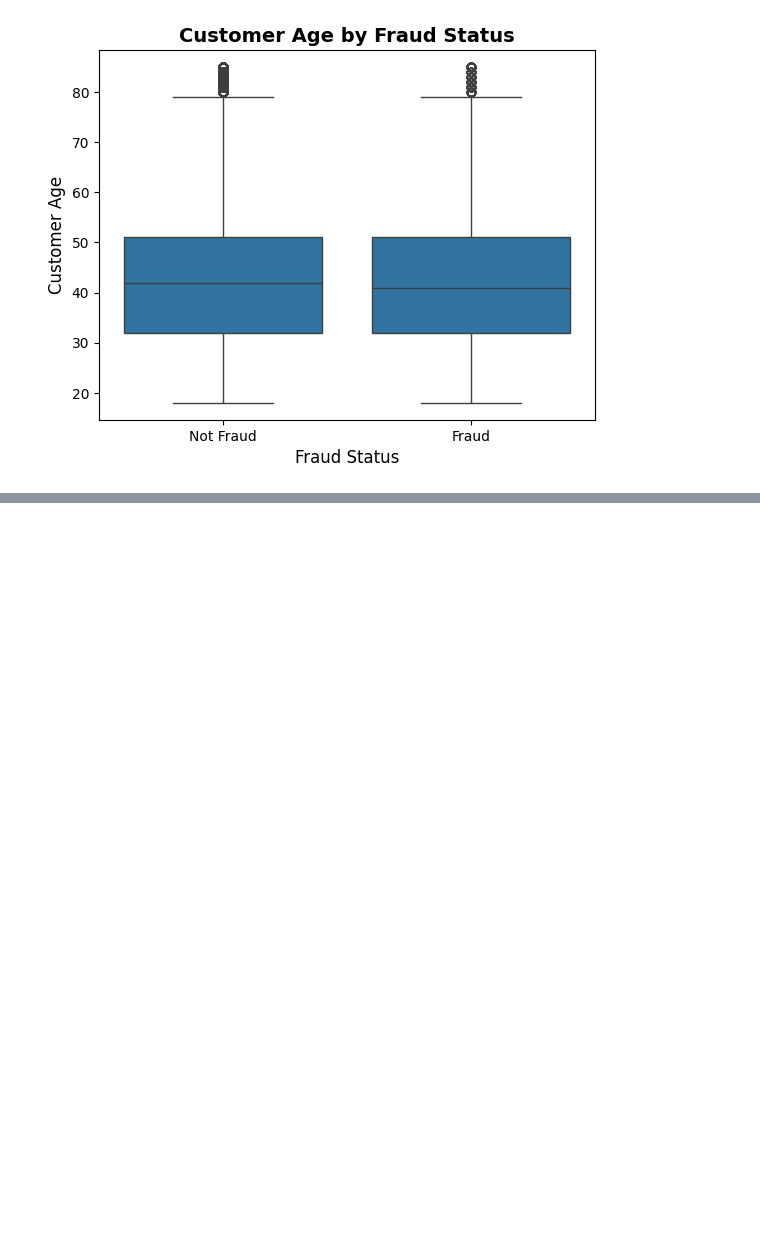
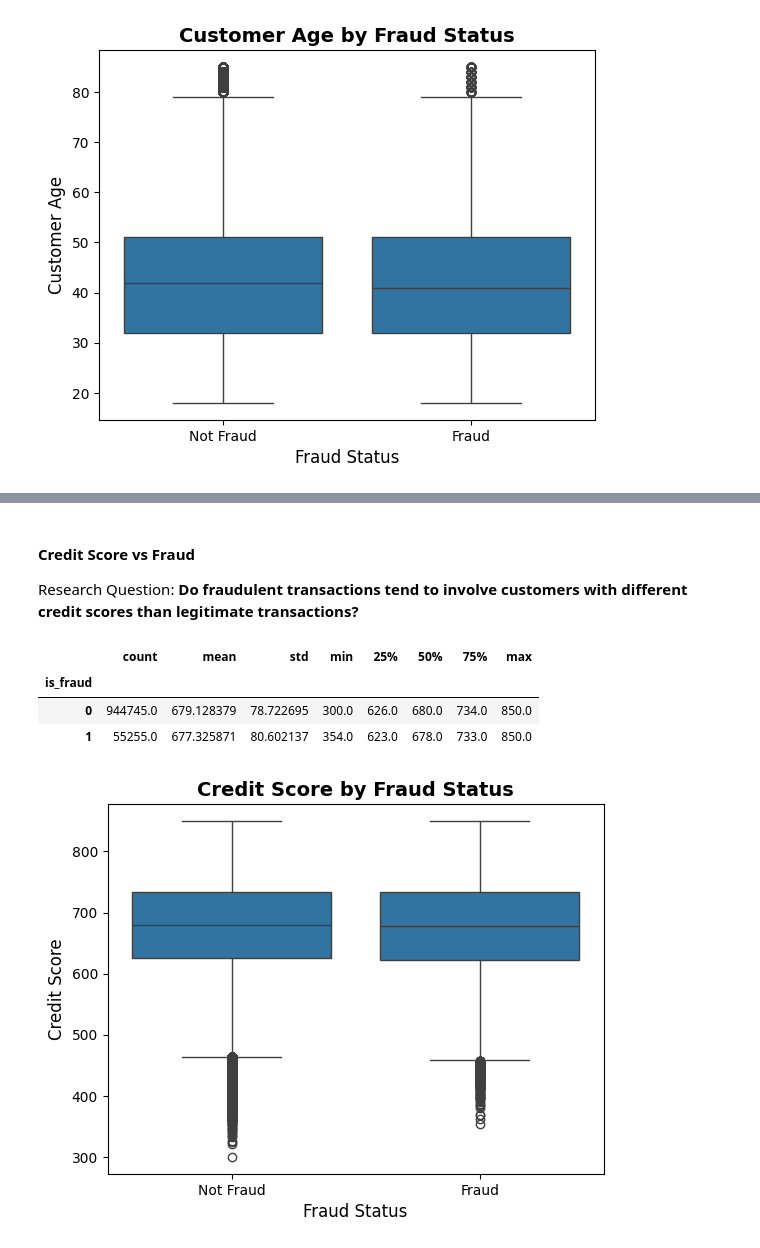
Before and after one commit to abhi-saurav-saroya/bank-fraud-eda, a Jupyter notebook: notebooks/02_exploratory_data_analysis.ipynb, the cells around one changed output, grey strips where cells are left out. Cells and saved outputs as stored; diff of their text form; code cells hidden in the pictures; blank space fills up the shorter version.

Commit message:
feat(eda/bivariate-analysis): add Credit Score vs Fraud analysis under Customer Features by Fraud Status and add insight in all other bivariate analysis parameters

```diff
--- a/notebooks/02_exploratory_data_analysis.ipynb
+++ b/notebooks/02_exploratory_data_analysis.ipynb
@@ -1600,0 +1607,26 @@ plt.show()
+# %% [markdown]
+#### Credit Score vs Fraud
+
+Research Question: **Do fraudulent transactions tend to involve customers with different credit scores than legitimate transactions?**
+# %%
+df.groupby("is_fraud")["credit_score"].describe()
+# %% [output]
+|  | count | mean | std | min | 25% | 50% | 75% | max |
+| is_fraud |  |  |  |  |  |  |  |  |
+| 0 | 944745.0 | 679.128379 | 78.722695 | 300.0 | 626.0 | 680.0 | 734.0 | 850.0 |
+| 1 | 55255.0 | 677.325871 | 80.602137 | 354.0 | 623.0 | 678.0 | 733.0 | 850.0 |
+# %%
+sns.boxplot(
+    data=df,
+    x="is_fraud",
+    y="credit_score"
+)
+
+plt.title("Credit Score by Fraud Status", fontsize=14, fontweight="bold")
+plt.xlabel("Fraud Status", fontsize=12)
+plt.ylabel("Credit Score", fontsize=12)
+plt.xticks([0, 1], ["Not Fraud", "Fraud"])
+
+plt.show()
+# %% [output]
+[figure, added]
```
Also changed, not shown: parts of 4 cells of this notebook.
